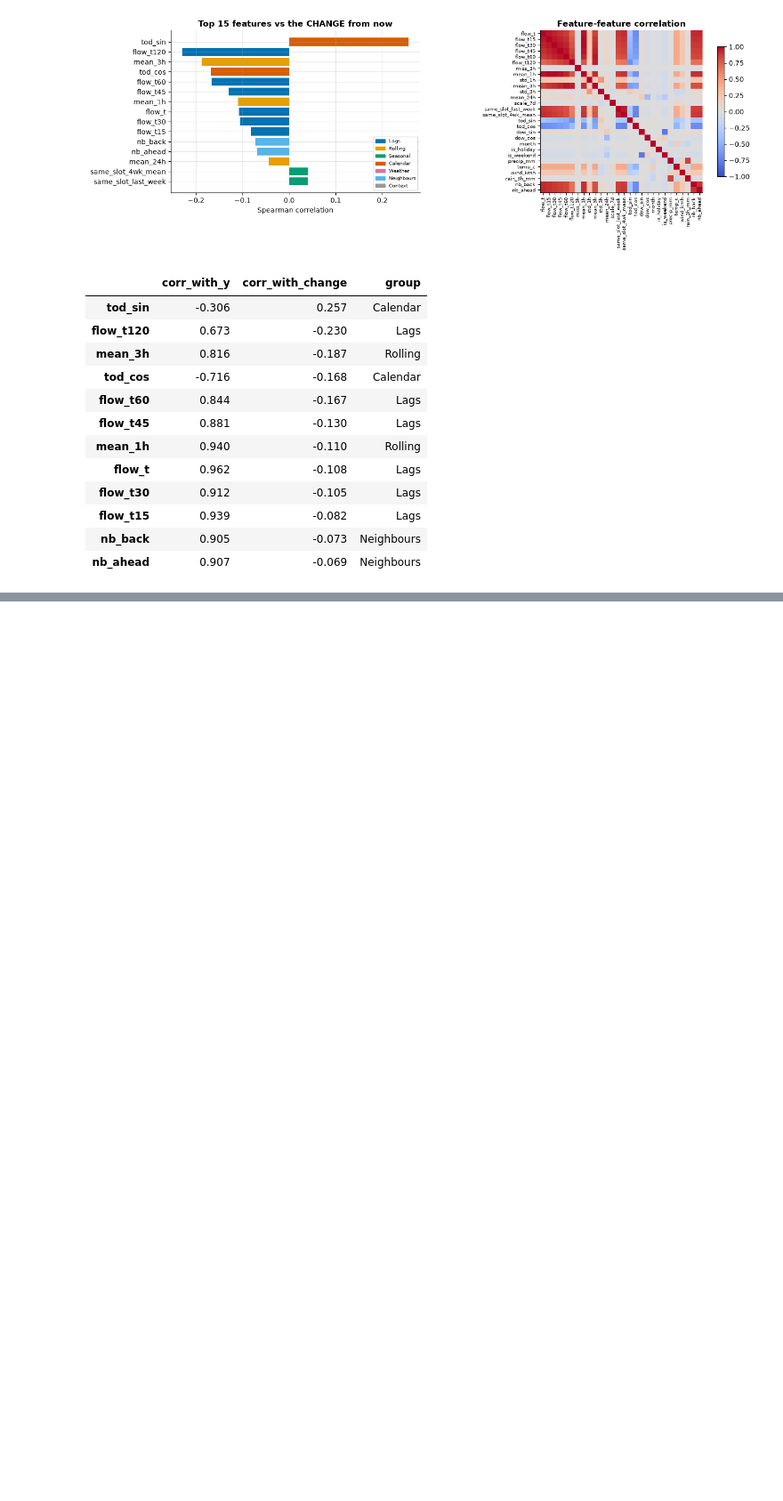
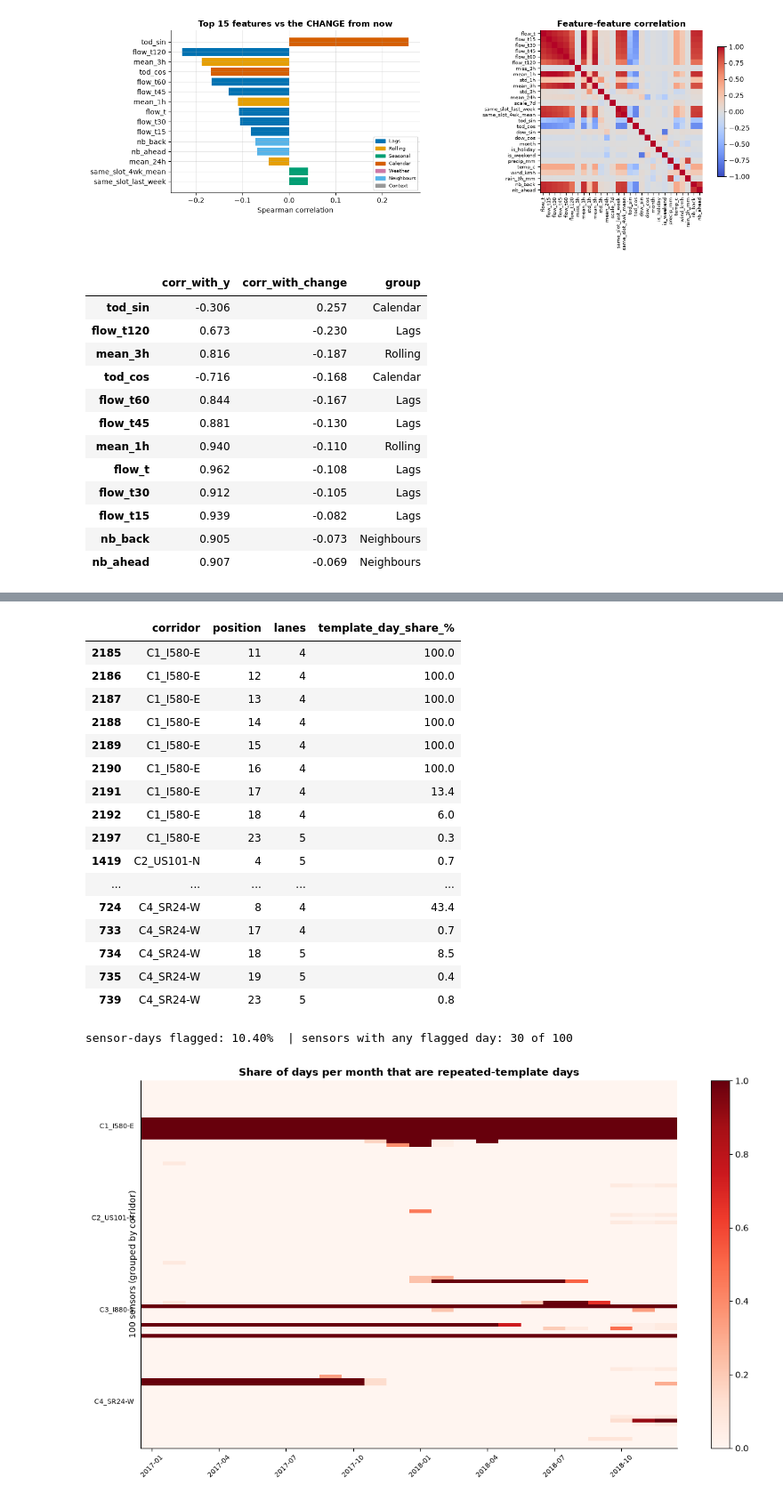
Before and after one commit to praneethem/Traffic-Prediction, a Jupyter notebook: notebooks/01_eda.ipynb, the cells around one changed output, grey strips where cells are left out. Shown at 89% size. Cells and saved outputs as stored; diff of their text form; code cells hidden in the pictures; blank space fills up the shorter version.

```diff
--- a/notebooks/01_eda.ipynb
+++ b/notebooks/01_eda.ipynb
@@ -426 +483,44 @@ display(pd.DataFrame({"corr_with_y": c_y, "corr_with_change": c_d, "group": pd.S
+# %%
+from src import quality as Q
+flags = Q.template_days(F)                                     # days x sensors, 2017-2018 only
+share_sensor = flags.mean()
+q = pd.DataFrame({"corridor": cmap, "position": sensors["position"].astype(int), "lanes": sensors["Lanes"].astype(int),
+                  "template_day_share_%": share_sensor * 100})
+badq = q[q["template_day_share_%"] > 0].sort_values(["corridor", "position"])
+display(badq.round(1))
+print(f"sensor-days flagged: {flags.to_numpy().mean():.2%}  | sensors with any flagged day: {int((share_sensor > 0).sum())} of {flags.shape[1]}")
+q.to_csv(ev.RESULTS / "sensor_quality.csv")
+(ev.RESULTS / "quality_rule.json").write_text(json.dumps({"rule": "template day if >=90% of valid bins equal the same bin 7 days earlier or later",
+                                                          "threshold": Q.THRESHOLD, "frozen_from": "2017-2018 EDA, before any 2019 scoring"}, indent=2))
+order = q.sort_values(["corridor", "position"]).index
+mon = flags[order].resample("MS").mean().T
+fig, ax = plt.subplots(figsize=(12, 7))
+im = ax.imshow(mon.to_numpy(), aspect="auto", cmap="Reds", vmin=0, vmax=1, extent=[0, mon.shape[1], mon.shape[0], 0])
+ax.set_xticks(np.arange(mon.shape[1])[::3] + 0.5); ax.set_xticklabels([str(d.date())[:7] for d in mon.columns[::3]], rotation=45, fontsize=8)
+ax.set_yticks([]); ax.set_ylabel("100 sensors (grouped by corridor)")
+for k, c in enumerate(sorted(CCOL)):
+    ax.text(-0.3, np.flatnonzero(q.loc[order, "corridor"].to_numpy() == c).mean() + 0.5, c, ha="right", va="center", fontsize=8)
+ax.set_title("Share of days per month that are repeated-template days"); ax.grid(False); fig.colorbar(im, ax=ax)
+savefig(fig, "eda13_template_days")
+facts["template_sensor_day_share"] = float(flags.to_numpy().mean())
+# %% [output]
+|  | corridor | position | lanes | template_day_share_% |
+| 2185 | C1_I580-E | 11 | 4 | 100.0 |
+| 2186 | C1_I580-E | 12 | 4 | 100.0 |
+| 2187 | C1_I580-E | 13 | 4 | 100.0 |
+| 2188 | C1_I580-E | 14 | 4 | 100.0 |
+| 2189 | C1_I580-E | 15 | 4 | 100.0 |
+| 2190 | C1_I580-E | 16 | 4 | 100.0 |
+| 2191 | C1_I580-E | 17 | 4 | 13.4 |
+| 2192 | C1_I580-E | 18 | 4 | 6.0 |
+| 2197 | C1_I580-E | 23 | 5 | 0.3 |
+| 1419 | C2_US101-N | 4 | 5 | 0.7 |
+| ... | ... | ... | ... | ... |
+| 724 | C4_SR24-W | 8 | 4 | 43.4 |
+| 733 | C4_SR24-W | 17 | 4 | 0.7 |
+| 734 | C4_SR24-W | 18 | 5 | 8.5 |
+| 735 | C4_SR24-W | 19 | 5 | 0.4 |
+| 739 | C4_SR24-W | 23 | 5 | 0.8 |
+sensor-days flagged: 10.40%  | sensors with any flagged day: 30 of 100
+[figure, added]
 # %% [markdown]
```
Also changed, not shown: parts of 12 cells of this notebook, 23 other files.
